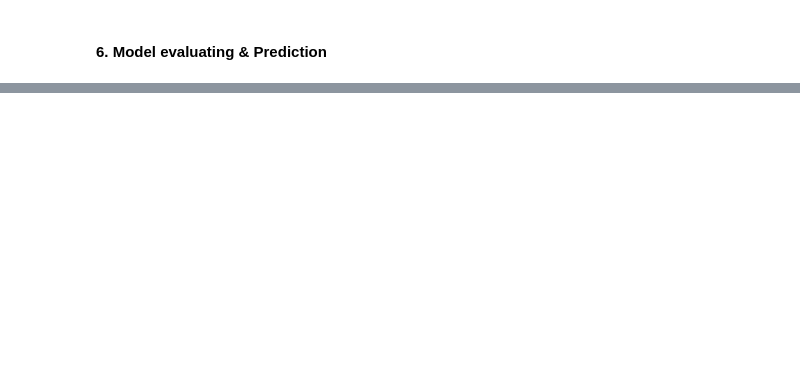
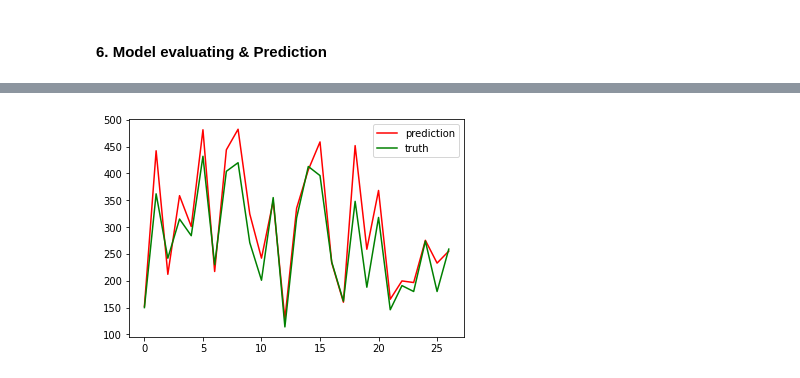
Before and after one commit to Marlrero/AI_PrimaryEducation, a Jupyter notebook: airline.ipynb, the cells around one changed output, grey strips where cells are left out. Saved outputs shown, nothing was run; the diff lists cells and outputs as text; code cells hidden in the pictures; blank space fills up the shorter version.

```diff
--- a/airline.ipynb
+++ b/airline.ipynb
@@ -297,0 +600,78 @@ plt.show()
+# %%
+from sklearn.preprocessing import MinMaxScaler
+
+df = pd.read_csv('/content/drive/MyDrive/dataset/airline.csv', header=None, usecols=[1])
+# Normalization
+scaler = MinMaxScaler() # 이 부분 변경
+raw_DB = scaler.fit_transform(df) # pandas dataframe -> numpy array
+
+# 데이터 분할
+data = []
+
+# 0 ~ 전체 데이터 길이 - MY_PAST - 1까지
+for i in range(len(raw_DB) - MY_PAST):
+  data.append(raw_DB[i:i + MY_PAST + 1])
+
+print('한 묶음의 크기:', len(data[0]))
+print('총 데이터 묶음 개수:', len(data))
+print('첫번째 묶음:\n', data[0])
+
+# data를 numpy로 전환한 후
+print(type(data))
+data = np.array(data)
+print(type(data))
+
+# 묶음 데이터를 섞고
+np.random.shuffle(data)
+  # 데이터를 묶었기 때문에, 시계열 데이터 순서가 망가지지 않음
+  # 위에서 묶음 안에서 시계열은 그대로 유지되기 때문
+
+# 입력과 출력 분할
+print("분할 전 데이터 형상:", data.shape) # (132*13) -> (132*13*1->한 값이 하나의 차원이 됨)
+X_data = data[:, 0:MY_PAST] # 모든 행에 대해 0 ~ MY_PAST - 1까지 뽑기
+Y_data = data[:, -1] # 모든 행에 대해 마지막 열 뽑기
+
+X_train, X_test, Y_train, Y_test = train_test_split(X_data, Y_data, test_size=1.0 - MY_SPLIT)
+# or train_size=MY_SPLIT으로 해도 됨
+print("훈련 데이터 형상:", X_train.shape)
+print("훈련 타깃 형상:", Y_train.shape)
+print("검증 데이터 형상:", X_test.shape)
+print("검증 타깃 형상:", Y_test.shape)
+
+model = Sequential()
+
+model.add(InputLayer(input_shape=MY_SHAPE)) # 12*1
+model.add(LSTM(units=50)) # MY_HIDDEN=50
+model.add(Dense(units=1, activation="sigmoid"))
+model.summary()
+
+model.compile(optimizer='rmsprop', loss='mape', metrics=['acc'])
+
+begin = time()
+# 132개 밖에 안되서 batch_size 사용 안함
+model.fit(x=X_train, y=Y_train, epochs=MY_EPOCH, verbose=2)
+end = time()
+print("Learning time: {:.2f}sec".format(end - begin))
+
+score = model.evaluate(x=X_test, y=Y_test, verbose=1)
+print('Total Loss:', score[0])
+print('Accuracy:', score[1]) # Regression에서는 정확도 의미없음.
+
+pred = model.predict(x=X_test)
+pred = scaler.inverse_transform(pred)
+
+print(pred.shape)
+tmp = np.squeeze(pred).astype(int)
+print(tmp.shape)
+print("Predicated value:", tmp)
+
+# 정답 변환
+Y_test = scaler.inverse_transform(Y_test)
+tmp = np.squeeze(Y_test).astype(int)
+print("Answer:", tmp)
+
+plt.plot(pred, "r") # red
+plt.plot(Y_test, 'g') # green
+plt.legend(['prediction', 'truth'])
+plt.show()
+# %% [output]
@@ -297,0 +695 @@ plt.show()
+[figure, added]
```
Also changed, not shown: parts of 13 cells of this notebook.
